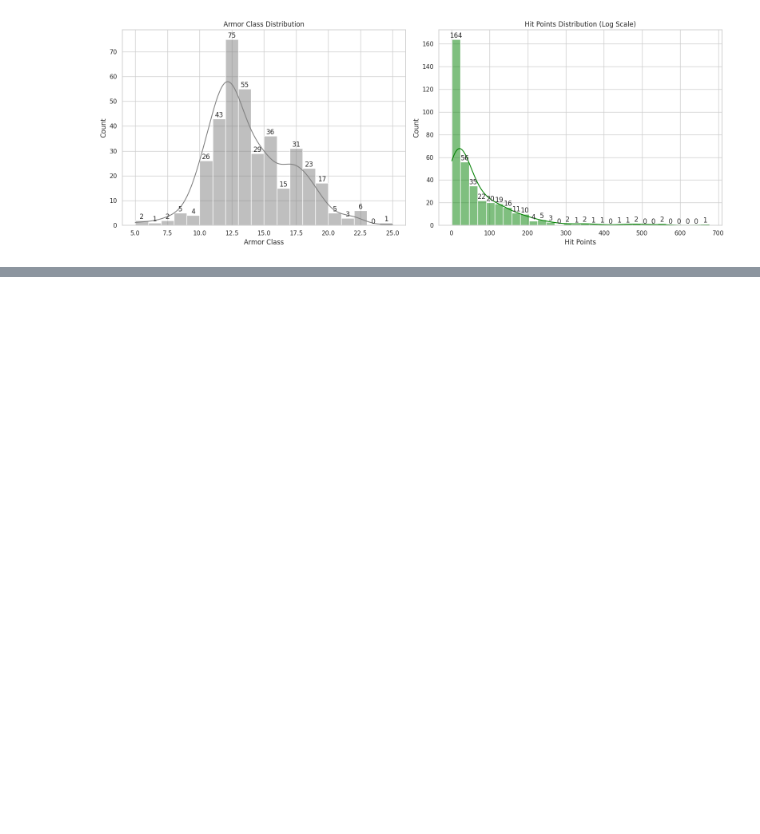
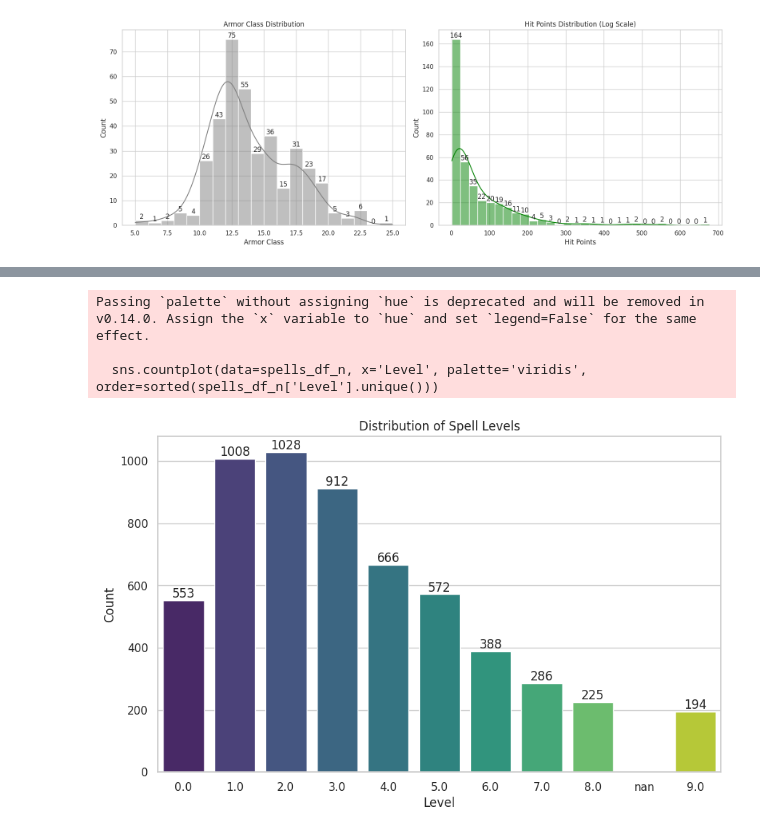
Before and after one commit to baakhoff/research, a Jupyter notebook: notebooks/dnd_research.ipynb, the cells around one changed output, grey strips where cells are left out. Drawn from its saved outputs; the diff is of its cells as text; code cells hidden in the pictures; blank space fills up the shorter version.

```diff
--- a/notebooks/dnd_research.ipynb
+++ b/notebooks/dnd_research.ipynb
@@ -365,0 +374,15 @@ plt.show()
+# %%
+# Spell Level Distribution
+plt.figure(figsize=(10, 6))
+sns.countplot(data=spells_df_n, x='Level', palette='viridis', order=sorted(spells_df_n['Level'].unique()))
+plt.title('Distribution of Spell Levels')
+plt.xlabel('Level')
+plt.ylabel('Count')
+for container in plt.gca().containers:
+    plt.bar_label(container)
+plt.show()
+# %% [output]
+Passing `palette` without assigning `hue` is deprecated and will be removed in v0.14.0. Assign the `x` variable to `hue` and set `legend=False` for the same effect.
+
+  sns.countplot(data=spells_df_n, x='Level', palette='viridis', order=sorted(spells_df_n['Level'].unique()))
+[figure, added]
```
Also changed, not shown: parts of 15 cells of this notebook.
